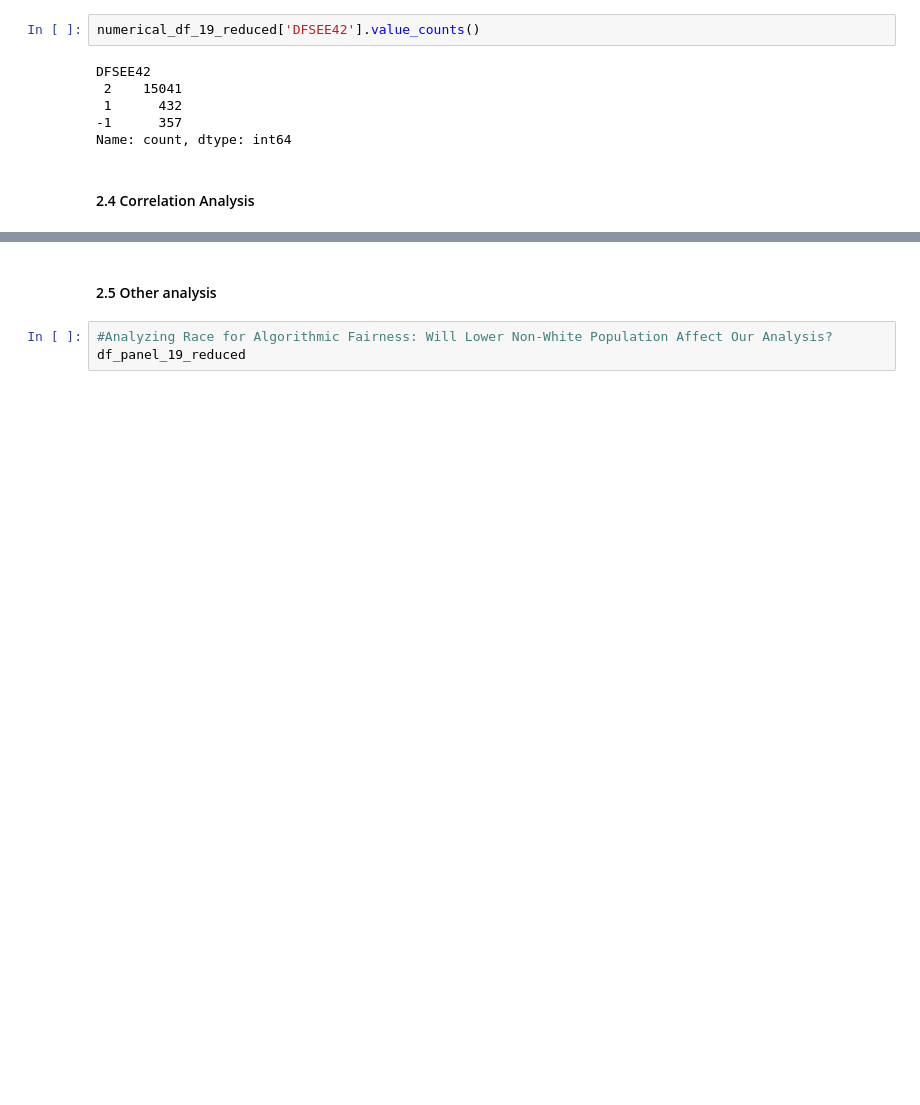
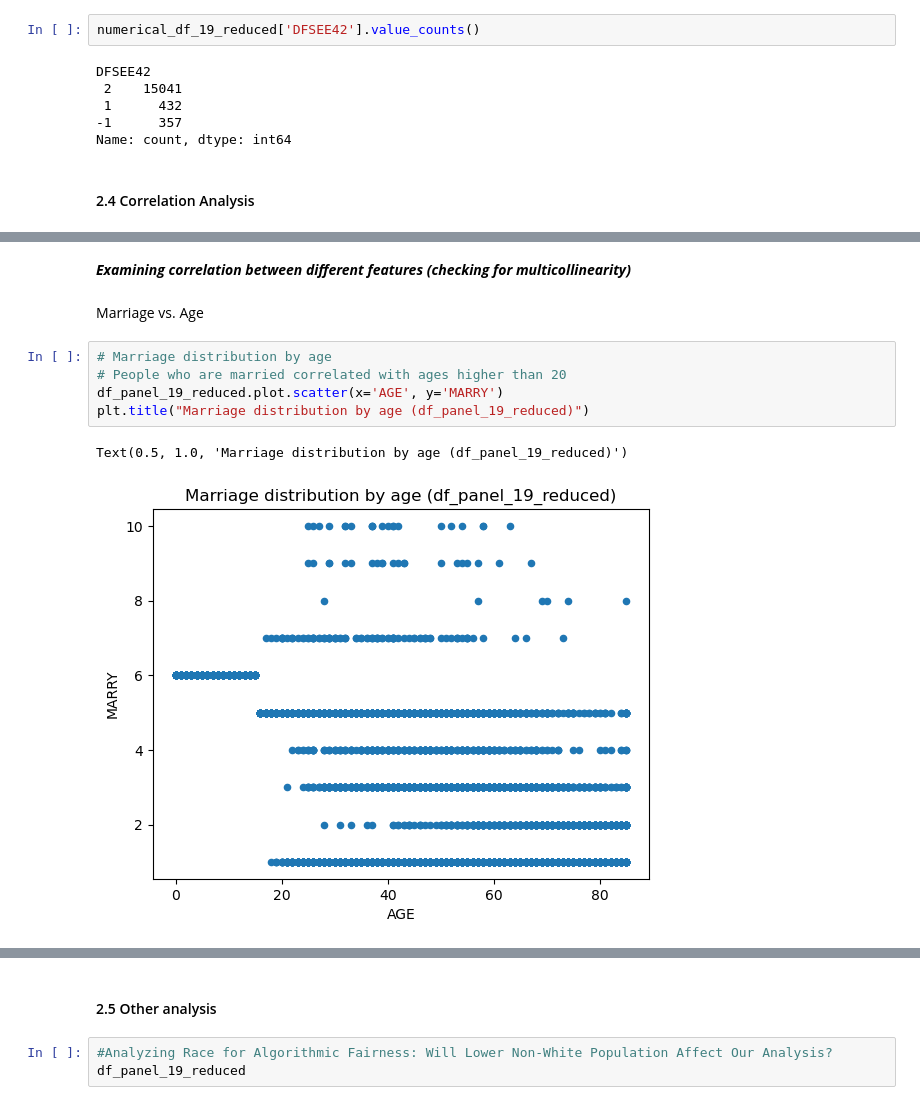
Before and after one commit to christine-deng/DSC180A-Capstone, a Jupyter notebook: replication-project-part-03a.ipynb, the cells around one changed output, grey strips where cells are left out. Cells and saved outputs as stored; diff of their text form; blank space fills up the shorter version.

```diff
--- a/replication-project-part-03a.ipynb
+++ b/replication-project-part-03a.ipynb
@@ -795,0 +604,12 @@ plt.show()
+# %% [markdown]
+***Examining correlation between different features (checking for multicollinearity)***
+# %% [markdown]
+Marriage vs. Age
+# %%
+# Marriage distribution by age
+# People who are married correlated with ages higher than 20
+df_panel_19_reduced.plot.scatter(x='AGE', y='MARRY')
+plt.title("Marriage distribution by age (df_panel_19_reduced)")
+# %% [output]
+Text(0.5, 1.0, 'Marriage distribution by age (df_panel_19_reduced)')
+[figure, added]
```
Also changed, not shown: parts of 30 cells of this notebook, 1 other file.
